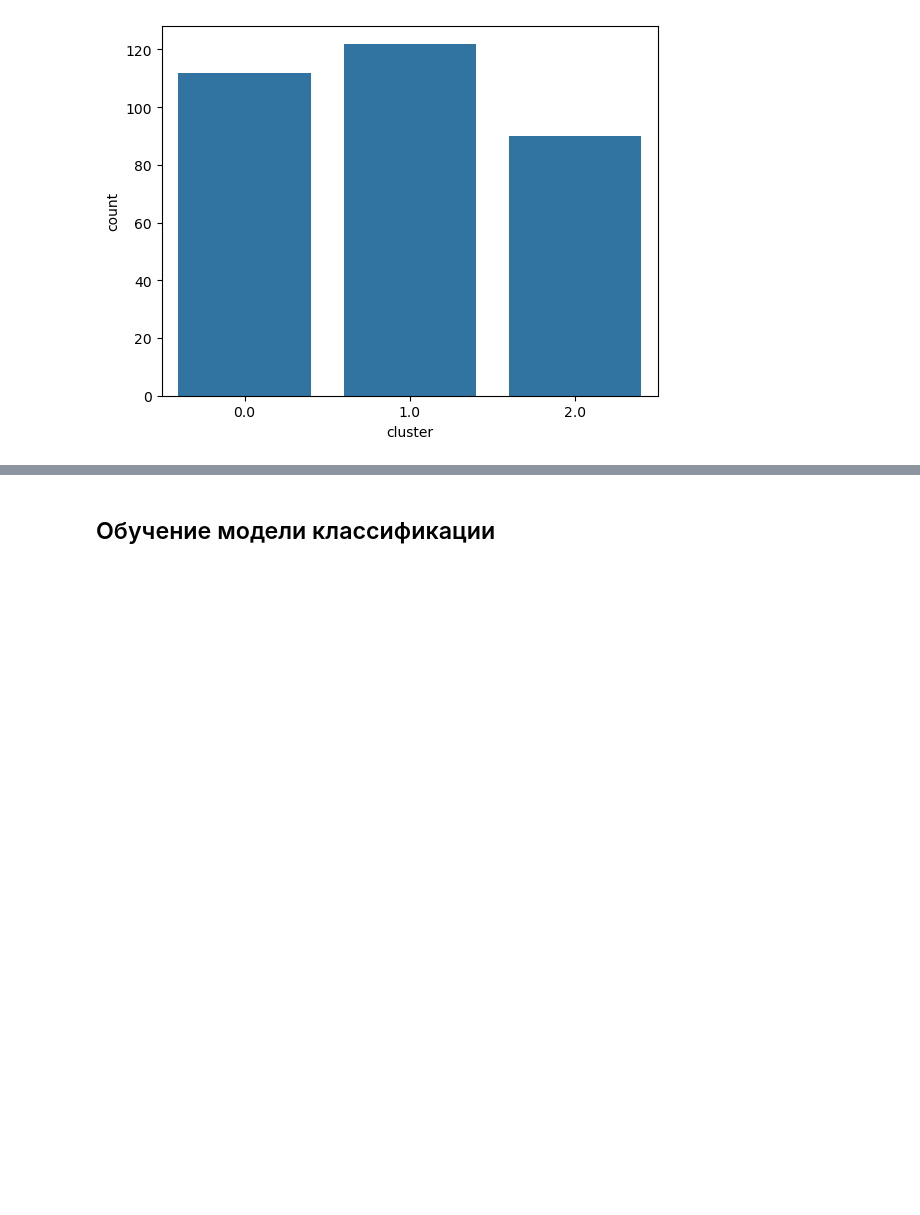
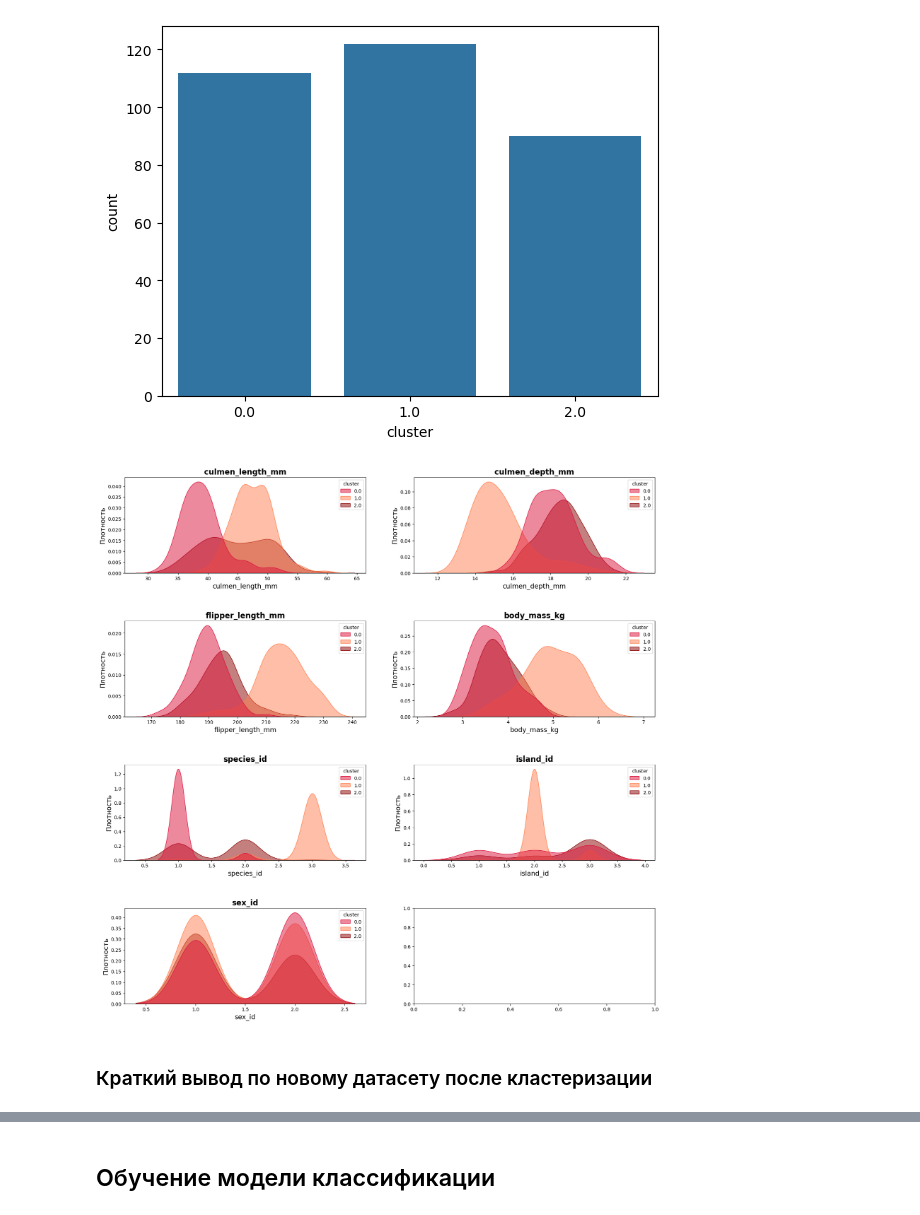
Before and after one commit to WannaBeGuineaPig/Maching_Learning_and_Big_Data, a Jupyter notebook: pinguin_analiz.ipynb, the cells around one changed output, grey strips where cells are left out. Saved outputs shown, nothing was run; the diff lists cells and outputs as text; code cells hidden in the pictures; blank space fills up the shorter version.

Commit message:
pinguib_data_analiz

```diff
--- a/pinguin_analiz.ipynb
+++ b/pinguin_analiz.ipynb
@@ -530,3 +530,33 @@ cluster
 2.0     90
 Name: count, dtype: int64
 [figure]
+# %%
+# Создаем матрицу графиков для визуализации распределения по каждой переменной
+fig, axes = plt.subplots(4, 2, figsize=(20, 20))
+
+# Расстояние между графиками
+plt.subplots_adjust(hspace=0.5)
+
+# Список значений признаков для цикла
+columns = df.columns[:-1]  # Исключаем колонку 'class'
+
+# Строим распределения (kdeplot) для каждого признака
+for i, column in enumerate(columns):
+    ax = axes[i // 2, i % 2]
+    sns.kdeplot(data=df,
+                palette=['#DC143C', '#FF7F50', '#8B0000'],
+                x=column,
+                fill=True,
+                alpha=0.5,
+                hue='cluster',
+                ax=ax)
+
+    ax.set_title(column, fontweight='bold', fontsize=16)
+    ax.set_xlabel(column, fontsize=14)
+    ax.set_ylabel('Плотность', fontsize=14)
+
+plt.show()
+# %% [output]
+[figure, added]
+# %% [markdown]
+### Краткий вывод по новому датасету после кластеризации
```
Also changed, not shown: parts of 13 cells of this notebook.
